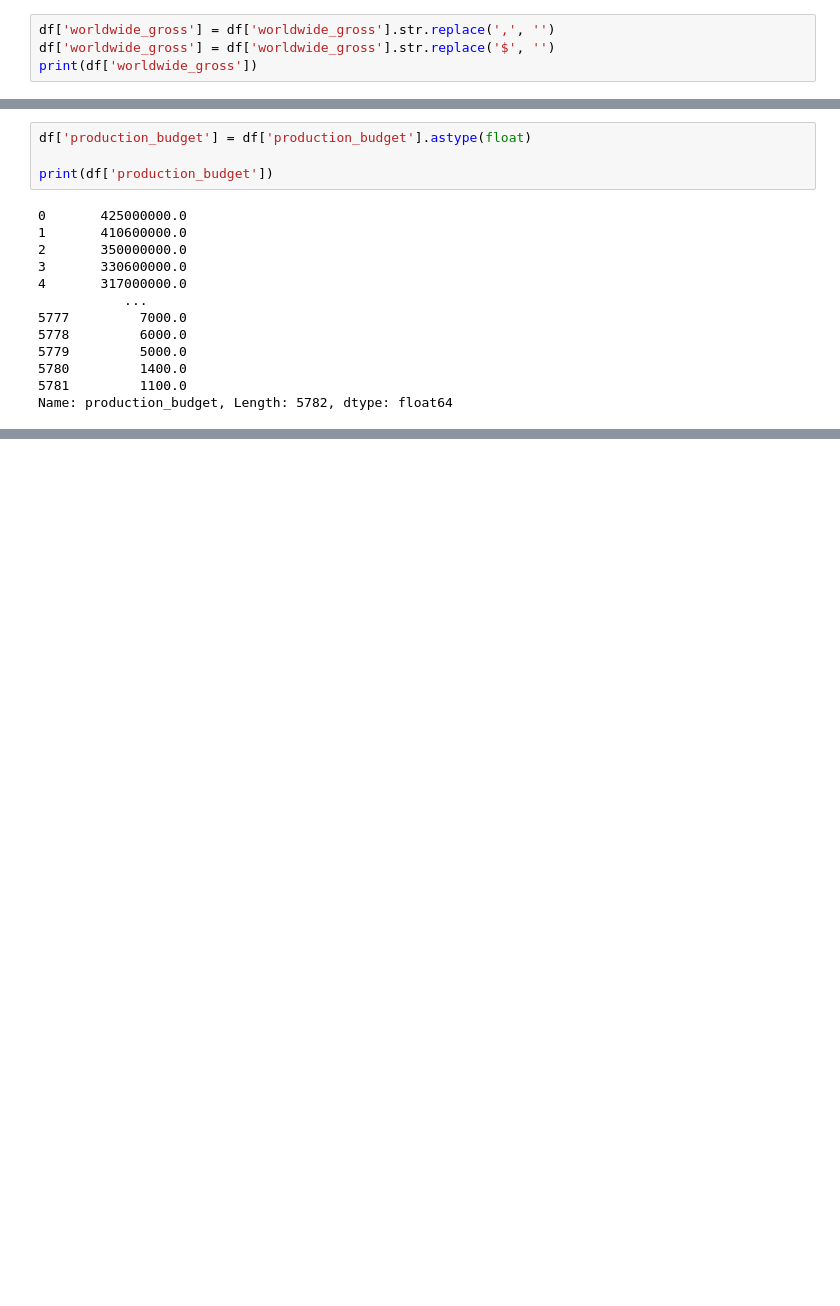
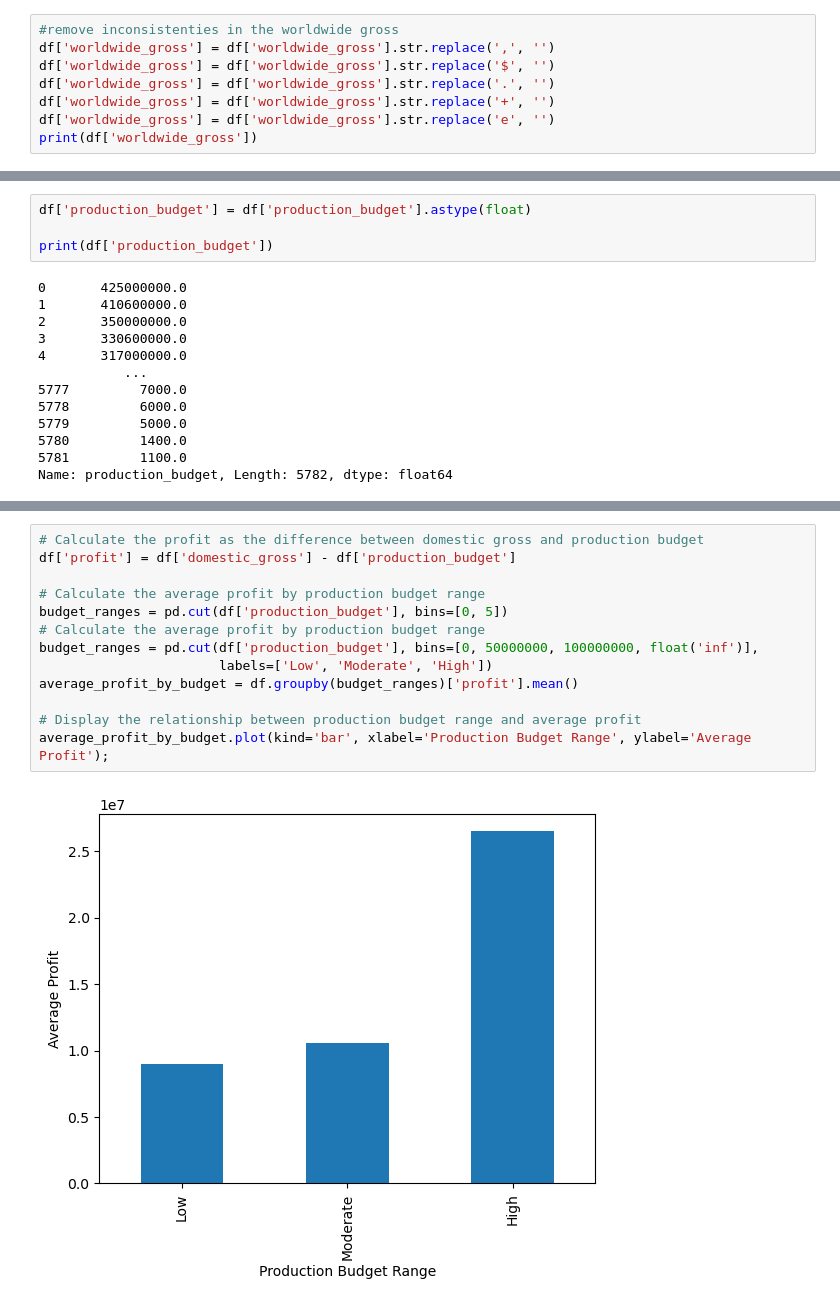
Before and after one commit to Wendy0001/EndofP1, a Jupyter notebook: NotebookP2.ipynb, the cells around one changed output, grey strips where cells are left out. Drawn from its saved outputs; the diff is of its cells as text; blank space fills up the shorter version.

```diff
--- a/NotebookP2.ipynb
+++ b/NotebookP2.ipynb
@@ -269,7 +277,11 @@ print(df['production_budget'])
 3386           NaN
 Name: production_budget, Length: 9169, dtype: object
 # %%
+#remove inconsistenties in the worldwide gross
 df['worldwide_gross'] = df['worldwide_gross'].str.replace(',', '')
 df['worldwide_gross'] = df['worldwide_gross'].str.replace('$', '')
+df['worldwide_gross'] = df['worldwide_gross'].str.replace('.', '')
+df['worldwide_gross'] = df['worldwide_gross'].str.replace('+', '')
+df['worldwide_gross'] = df['worldwide_gross'].str.replace('e', '')
 print(df['worldwide_gross'])
 # %% [output]
@@ -455,0 +463,15 @@ Name: production_budget, Length: 5782, dtype: float64
+# %%
+# Calculate the profit as the difference between domestic gross and production budget
+df['profit'] = df['domestic_gross'] - df['production_budget']
+
+# Calculate the average profit by production budget range
+budget_ranges = pd.cut(df['production_budget'], bins=[0, 5])
+# Calculate the average profit by production budget range
+budget_ranges = pd.cut(df['production_budget'], bins=[0, 50000000, 100000000, float('inf')],
+                       labels=['Low', 'Moderate', 'High'])
+average_profit_by_budget = df.groupby(budget_ranges)['profit'].mean()
+
+# Display the relationship between production budget range and average profit
+average_profit_by_budget.plot(kind='bar', xlabel='Production Budget Range', ylabel='Average Profit');
+# %% [output]
+[figure, added]
```
Also changed, not shown: parts of 32 cells of this notebook.
